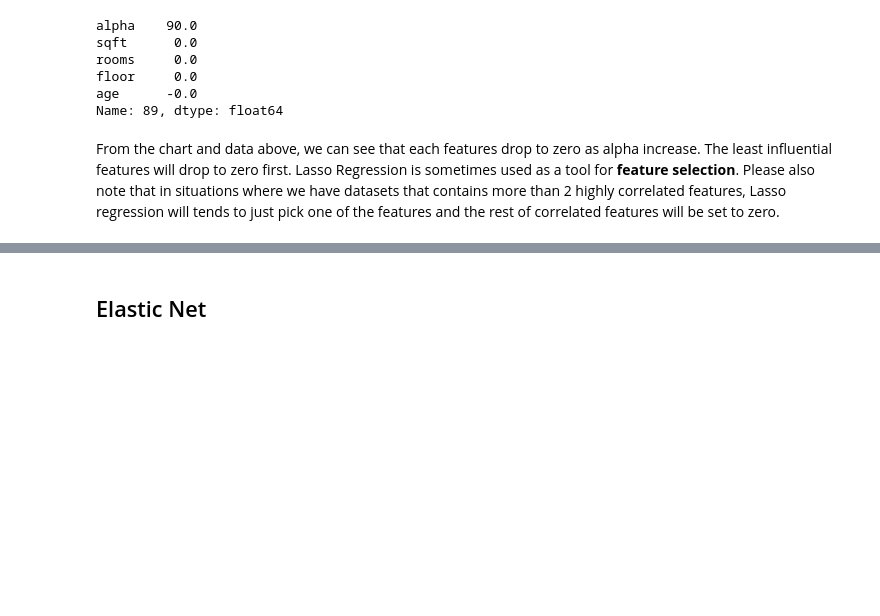
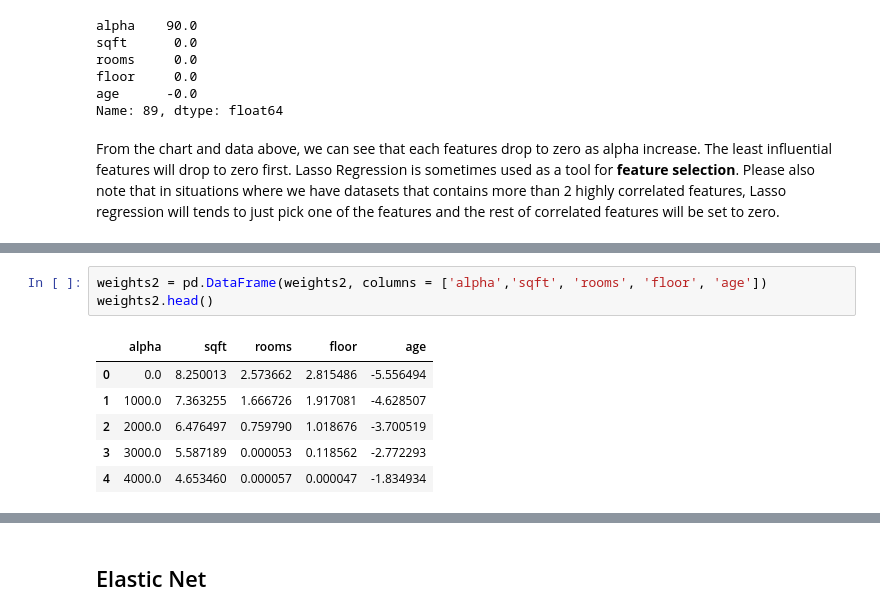
Before and after one commit to mlnotes2718/Introduction-Machine-Learning, a Jupyter notebook: ML Master Notes 15 - Regularization with SciKit Learn.ipynb, the cells around one changed output, grey strips where cells are left out. Drawn from its saved outputs; the diff is of its cells as text; blank space fills up the shorter version.

```diff
--- a/ML Master Notes 15 - Regularization with SciKit Learn.ipynb
+++ b/ML Master Notes 15 - Regularization with SciKit Learn.ipynb
@@ -1158,0 +1590,10 @@ From the chart and data above, we can see that each features drop to zero as alp
+# %%
+weights2 = pd.DataFrame(weights2, columns = ['alpha','sqft', 'rooms', 'floor', 'age'])
+weights2.head()
+# %% [output]
+|  | alpha | sqft | rooms | floor | age |
+| 0 | 0.0 | 8.250013 | 2.573662 | 2.815486 | -5.556494 |
+| 1 | 1000.0 | 7.363255 | 1.666726 | 1.917081 | -4.628507 |
+| 2 | 2000.0 | 6.476497 | 0.759790 | 1.018676 | -3.700519 |
+| 3 | 3000.0 | 5.587189 | 0.000053 | 0.118562 | -2.772293 |
+| 4 | 4000.0 | 4.653460 | 0.000057 | 0.000047 | -1.834934 |
```
Also changed, not shown: parts of 46 cells of this notebook, 6 other files.
